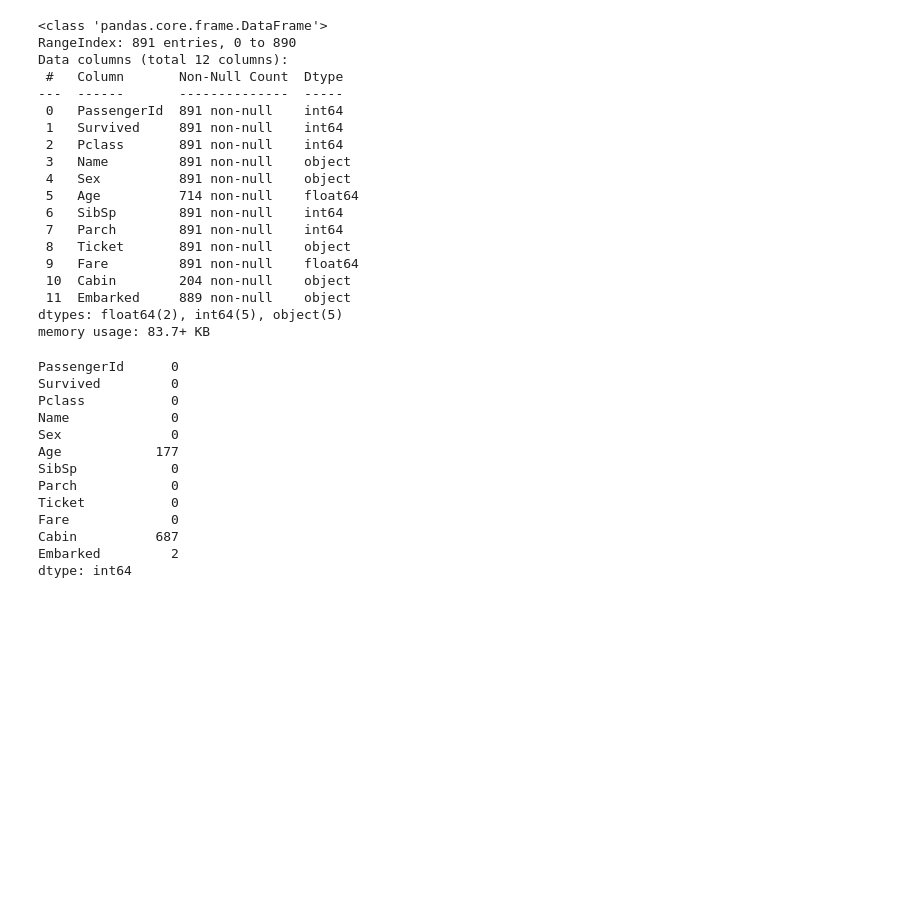
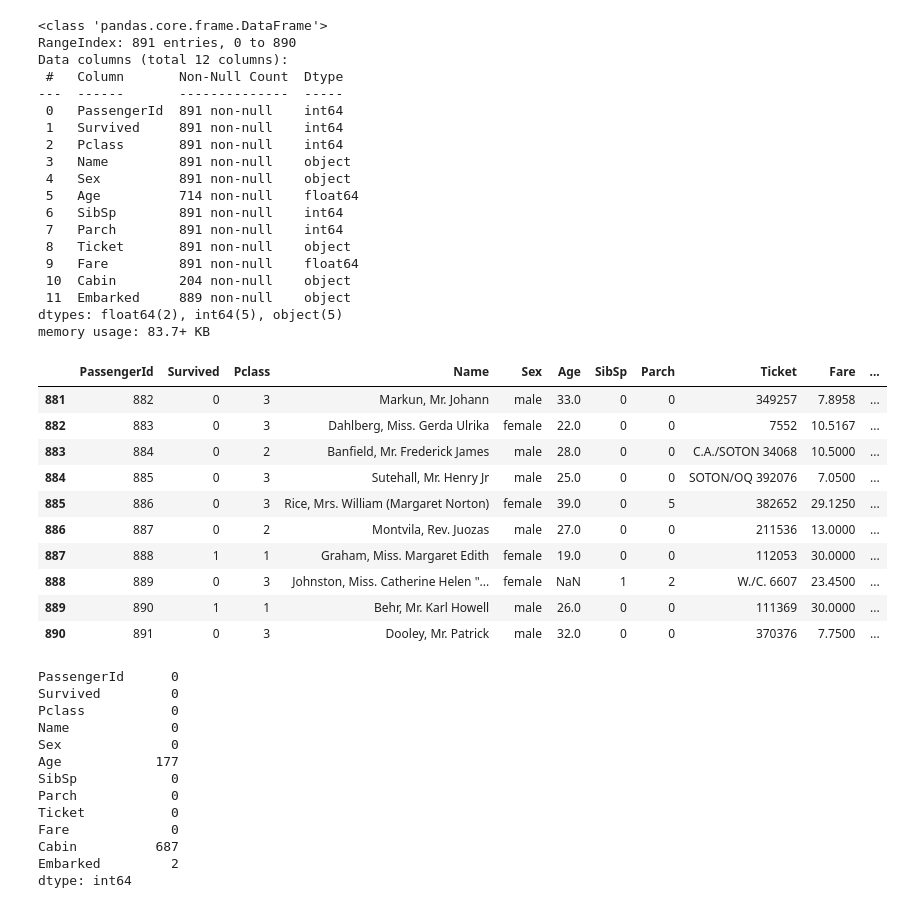
Before and after one commit to minhtri1610/pracitce_ML, a Jupyter notebook: index2.ipynb, the cells around one changed output. Cells and saved outputs as stored; diff of their text form; code cells hidden in the pictures; blank space fills up the shorter version.

```diff
--- a/index2.ipynb
+++ b/index2.ipynb
@@ -36,6 +38,20 @@ Data columns (total 12 columns):
  11  Embarked     889 non-null    object
 dtypes: float64(2), int64(5), object(5)
 memory usage: 83.7+ KB
+# %%
+df.tail(10)
+# %% [output]
+|  | PassengerId | Survived | Pclass | Name | Sex | Age | SibSp | Parch | Ticket | Fare | ... |
+| 881 | 882 | 0 | 3 | Markun, Mr. Johann | male | 33.0 | 0 | 0 | 349257 | 7.8958 | ... |
+| 882 | 883 | 0 | 3 | Dahlberg, Miss. Gerda Ulrika | female | 22.0 | 0 | 0 | 7552 | 10.5167 | ... |
+| 883 | 884 | 0 | 2 | Banfield, Mr. Frederick James | male | 28.0 | 0 | 0 | C.A./SOTON 34068 | 10.5000 | ... |
+| 884 | 885 | 0 | 3 | Sutehall, Mr. Henry Jr | male | 25.0 | 0 | 0 | SOTON/OQ 392076 | 7.0500 | ... |
+| 885 | 886 | 0 | 3 | Rice, Mrs. William (Margaret Norton) | female | 39.0 | 0 | 5 | 382652 | 29.1250 | ... |
+| 886 | 887 | 0 | 2 | Montvila, Rev. Juozas | male | 27.0 | 0 | 0 | 211536 | 13.0000 | ... |
+| 887 | 888 | 1 | 1 | Graham, Miss. Margaret Edith | female | 19.0 | 0 | 0 | 112053 | 30.0000 | ... |
+| 888 | 889 | 0 | 3 | Johnston, Miss. Catherine Helen "... | female | NaN | 1 | 2 | W./C. 6607 | 23.4500 | ... |
+| 889 | 890 | 1 | 1 | Behr, Mr. Karl Howell | male | 26.0 | 0 | 0 | 111369 | 30.0000 | ... |
+| 890 | 891 | 0 | 3 | Dooley, Mr. Patrick | male | 32.0 | 0 | 0 | 370376 | 7.7500 | ... |
 # %%
 # Cau 1
 df.isnull().sum()
```
Also changed, not shown: parts of 8 cells of this notebook.
